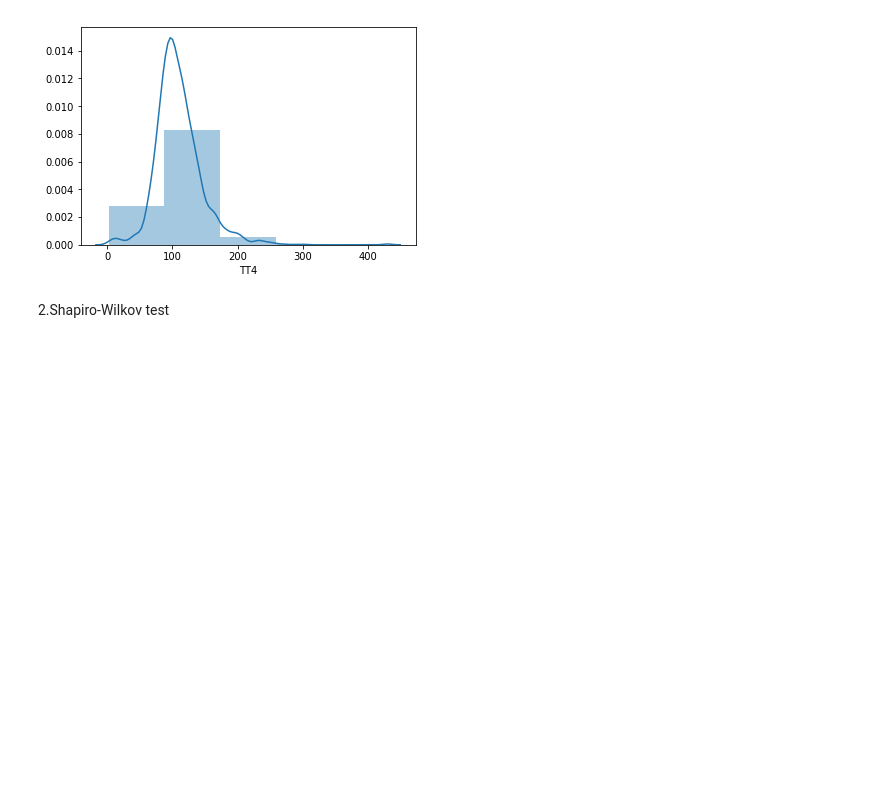
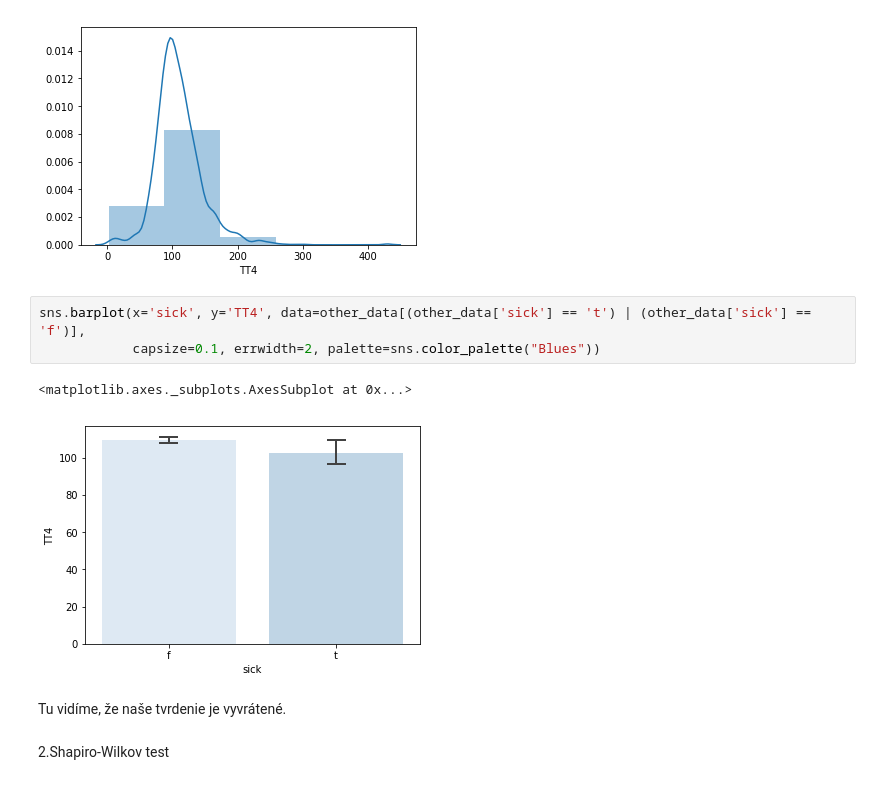
Before and after one commit to zuhi6/IAU-Projekt, a Jupyter notebook: Projekt.ipynb, the cells around one changed output. Saved outputs shown, nothing was run; the diff lists cells and outputs as text; blank space fills up the shorter version.

```diff
--- a/Projekt.ipynb
+++ b/Projekt.ipynb
@@ -339,6 +347,14 @@ sns.distplot(tt4_not_sick,bins=5)
 # %% [output]
 <matplotlib.axes._subplots.AxesSubplot at 0x...>
 [figure]
+# %%
+sns.barplot(x='sick', y='TT4', data=other_data[(other_data['sick'] == 't') | (other_data['sick'] == 'f')],
+            capsize=0.1, errwidth=2, palette=sns.color_palette("Blues"))
+# %% [output]
+<matplotlib.axes._subplots.AxesSubplot at 0x...>
+[figure, added]
+# %% [markdown]
+Tu vidíme, že naše tvrdenie je vyvrátené.
 # %% [markdown]
 2.Shapiro-Wilkov test
 # %%
```
Also changed, not shown: parts of 25 cells of this notebook.
